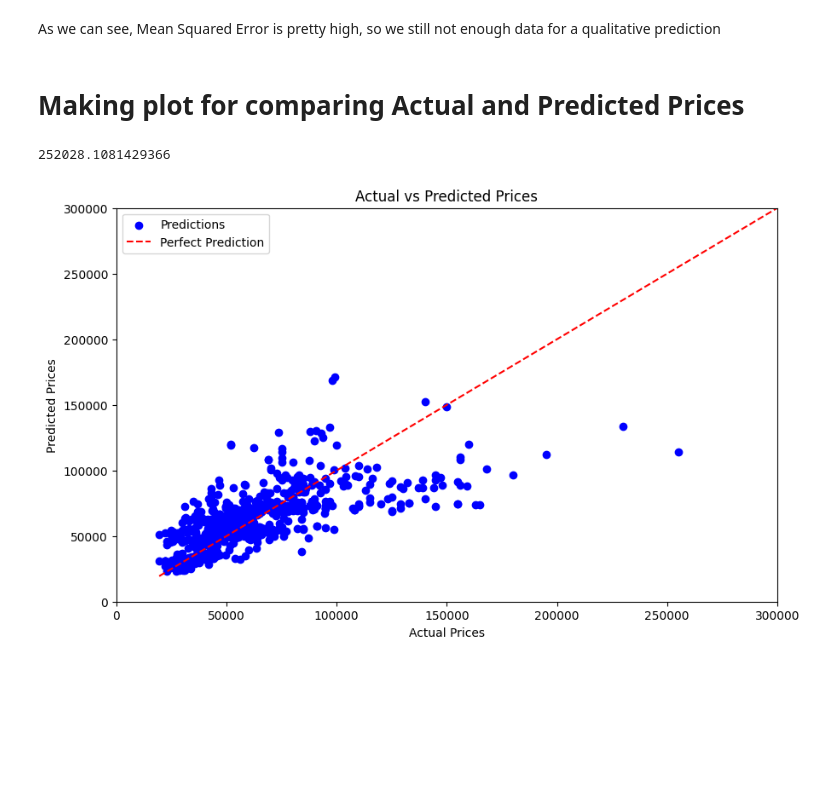
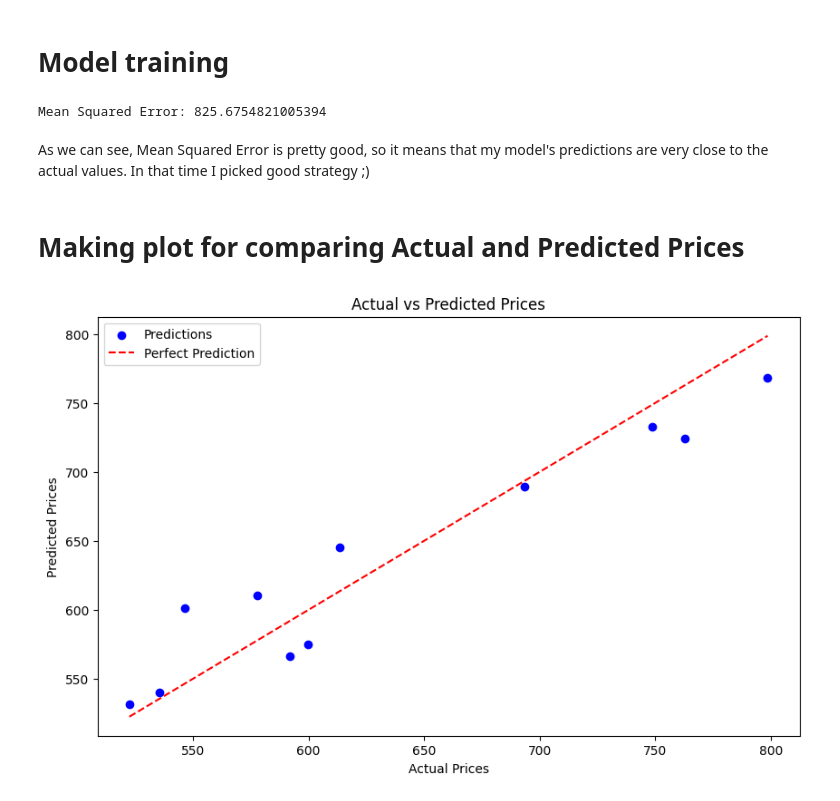
Before and after one commit to ArturPoltser/py-scrape-and-analisys-of-real-estate-market, a Jupyter notebook: machine_learning/ml_model.ipynb, the cells around one changed output. Cells and saved outputs as stored; diff of their text form; code cells hidden in the pictures; blank space fills up the shorter version.

Commit message:
feat(machine_learning): improve ML script for price predictions

```diff
--- a/machine_learning/ml_model.ipynb
+++ b/machine_learning/ml_model.ipynb
@@ -53,18 +63,43 @@ Mean Squared Error: 1166953726.6122365
+# %% [markdown]
+# Model training
+# %%
+# A set of signs (features) that are used to predict the price
+x = np.arange(len(df)).reshape(-1, 1)
+
+# Target variable
+y = df["mean_prices"]
+
+# Separation of data into training and test sets
+x_train, x_test, y_train, y_test = train_test_split(x, y, test_size=0.3, random_state=42)
+
+# Model initialization and training
+model = LinearRegression()
+model.fit(x_train, y_train)
+
+# Making predictions
+predictions = model.predict(x_test)
+
+# Checking model accuracy
+mse = mean_squared_error(y_test, predictions)
+print("Mean Squared Error:", mse)
+# %% [output]
+Mean Squared Error: 825.6754821005394
 # %% [markdown]
-As we can see, Mean Squared Error is pretty high, so we still not enough data for a qualitative prediction
+As we can see, Mean Squared Error is pretty good, so it means that my model's predictions are very close to the actual values. In that time I picked good strategy ;)
 # %% [markdown]
 # Making plot for comparing Actual and Predicted Prices
 # %%
+predictions = pd.DataFrame(predictions)
+predictions["mean_price"] = predictions.mean(axis=1)
+
+# Create a plot to visualize Actual vs Predicted Prices
 plt.figure(figsize=(10, 6))
-plt.scatter(y_test, predictions, color="blue", label="Predictions")
+plt.scatter(y_test, predictions["mean_price"].values, color="blue", label="Predictions")
 plt.plot([min(y_test), max(y_test)], [min(y_test), max(y_test)], linestyle="--", color="red", label="Perfect Prediction")
 plt.xlabel("Actual Prices")
-plt.xlim([0, 300_000])
 plt.ylabel("Predicted Prices")
-plt.ylim([0, 300_000])
 plt.title("Actual vs Predicted Prices")
 plt.legend()
 plt.show()
 # %% [output]
-252028.1081429366
-[figure, old version]
+[figure, new version]
```
Also changed, not shown: parts of 11 cells of this notebook.
